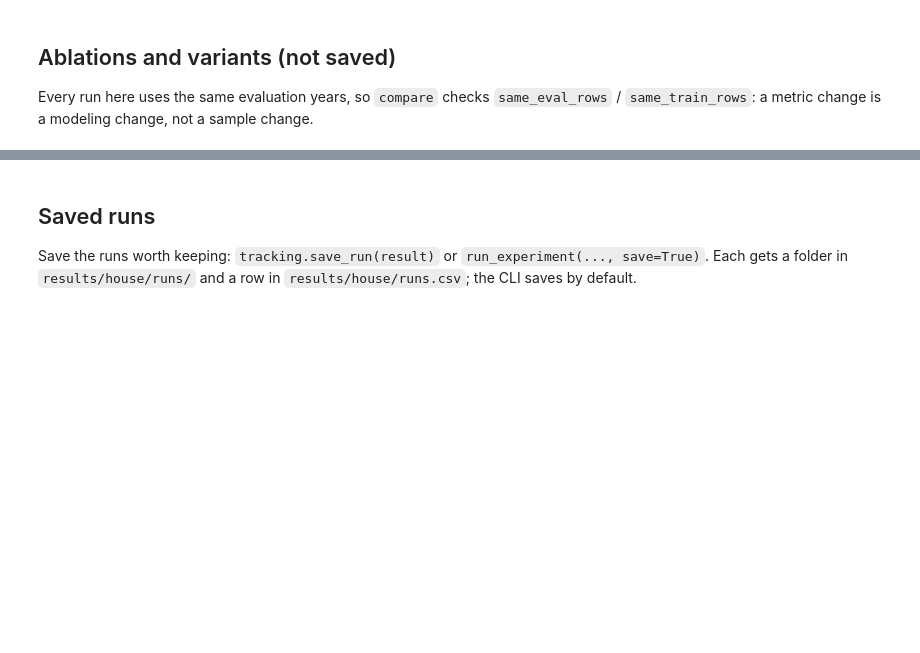
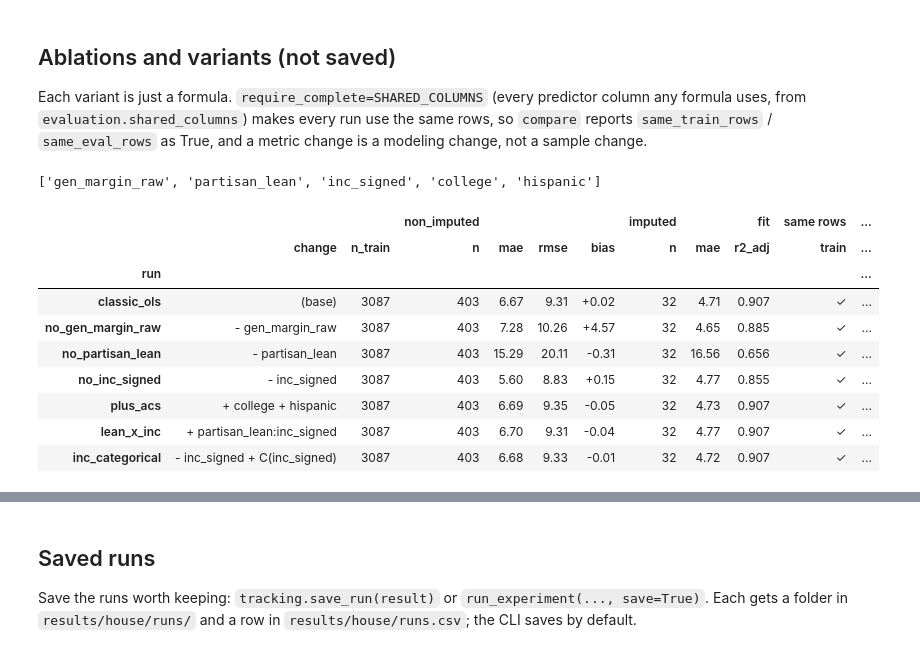
Before and after one commit to elijahsong/election-2026, a Jupyter notebook: notebooks/house/01_regression.ipynb, the cells around one changed output, grey strips where cells are left out. Drawn from its saved outputs; the diff is of its cells as text; code cells hidden in the pictures; blank space fills up the shorter version.

```diff
--- a/notebooks/house/01_regression.ipynb
+++ b/notebooks/house/01_regression.ipynb
@@ -56,11 +164,59 @@ plt.show()
 # %% [markdown]
 ## Ablations and variants (not saved)
 
-Every run here uses the same evaluation years, so `compare` checks `same_eval_rows` / `same_train_rows`: a metric change is a modeling change, not a sample change.
+Each variant is just a formula. `require_complete=SHARED_COLUMNS` (every predictor column any formula uses, from `evaluation.shared_columns`) makes every run use the same rows, so `compare` reports `same_train_rows` / `same_eval_rows` as True, and a metric change is a modeling change, not a sample change.
 # %%
-variants = [run_experiment(model="classic_ols", **YEARS, **DATA, drop_features=[f], name=f"no_{f}")
-            for f in result.config["features"]]
-variants += [run_experiment(model="classic_ols", **YEARS, **DATA, add_features=["college", "hispanic"], name="plus_acs"),
-             run_experiment(model="classic_ols", **YEARS, **DATA, training_inputs="all", name="train_all")]
-tracking.compare([result, *variants])
+TARGET = "adj_margin_2p_norm"
+VARIANTS = {
+    "no_gen_margin_raw": f"{TARGET} ~ partisan_lean + inc_signed",
+    "no_partisan_lean": f"{TARGET} ~ gen_margin_raw + inc_signed",
+    "no_inc_signed": f"{TARGET} ~ gen_margin_raw + partisan_lean",
+    "plus_acs": FORMULA + " + college + hispanic",
+    "lean_x_inc": FORMULA + " + partisan_lean:inc_signed",
+    "inc_categorical": f"{TARGET} ~ gen_margin_raw + partisan_lean + C(inc_signed)",
+}
+# every predictor column any formula uses: required on every run, so all runs share the same rows
+SHARED_COLUMNS = evaluation.shared_columns(formulas=[FORMULA, *VARIANTS.values()], columns=predictors.columns)
+print(SHARED_COLUMNS)
+
+base = run_ols(
+    formula=FORMULA,
+    train_years=TRAIN_YEARS,
+    eval_years=EVAL_YEARS,
+    predict_years=PREDICT_YEARS,
+    predictors=predictors,
+    targets=targets,
+    use_holdout=USE_HOLDOUT,
+    require_complete=SHARED_COLUMNS,
+    name="classic_ols",
+    save=False,
+)
+variants = [
+    run_ols(
+        formula=formula,
+        train_years=TRAIN_YEARS,
+        eval_years=EVAL_YEARS,
+        predict_years=PREDICT_YEARS,
+        predictors=predictors,
+        targets=targets,
+        use_holdout=USE_HOLDOUT,
+        require_complete=SHARED_COLUMNS,
+        name=name,
+        save=False,
+    )
+    for name, formula in VARIANTS.items()
+]
+tracking.highlight(tracking.compare([base, *variants], full=False))  # full=True for every runs.csv column
+# %% [output]
+['gen_margin_raw', 'partisan_lean', 'inc_signed', 'college', 'hispanic']
+|  |  |  | non_imputed |  |  |  | imputed |  | fit | same rows | ... |
+|  | change | n_train | n | mae | rmse | bias | n | mae | r2_adj | train | ... |
+| run |  |  |  |  |  |  |  |  |  |  | ... |
+| classic_ols | (base) | 3087 | 403 | 6.67 | 9.31 | +0.02 | 32 | 4.71 | 0.907 | ✓ | ... |
+| no_gen_margin_raw | - gen_margin_raw | 3087 | 403 | 7.28 | 10.26 | +4.57 | 32 | 4.65 | 0.885 | ✓ | ... |
+| no_partisan_lean | - partisan_lean | 3087 | 403 | 15.29 | 20.11 | -0.31 | 32 | 16.56 | 0.656 | ✓ | ... |
+| no_inc_signed | - inc_signed | 3087 | 403 | 5.60 | 8.83 | +0.15 | 32 | 4.77 | 0.855 | ✓ | ... |
+| plus_acs | + college + hispanic | 3087 | 403 | 6.69 | 9.35 | -0.05 | 32 | 4.73 | 0.907 | ✓ | ... |
+| lean_x_inc | + partisan_lean:inc_signed | 3087 | 403 | 6.70 | 9.31 | -0.04 | 32 | 4.77 | 0.907 | ✓ | ... |
+| inc_categorical | - inc_signed + C(inc_signed) | 3087 | 403 | 6.68 | 9.33 | -0.01 | 32 | 4.72 | 0.907 | ✓ | ... |
 # %%
```
Also changed, not shown: parts of 16 cells of this notebook, 9 other files.
